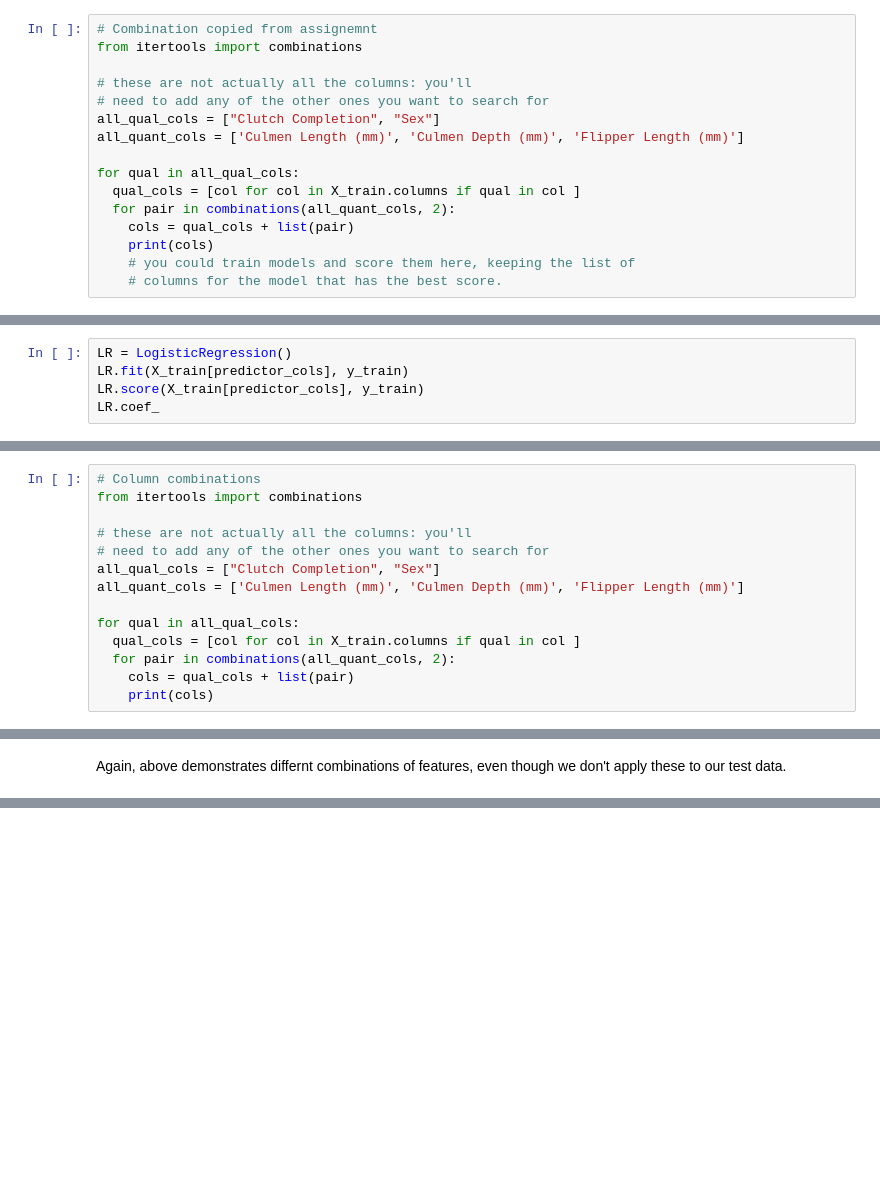
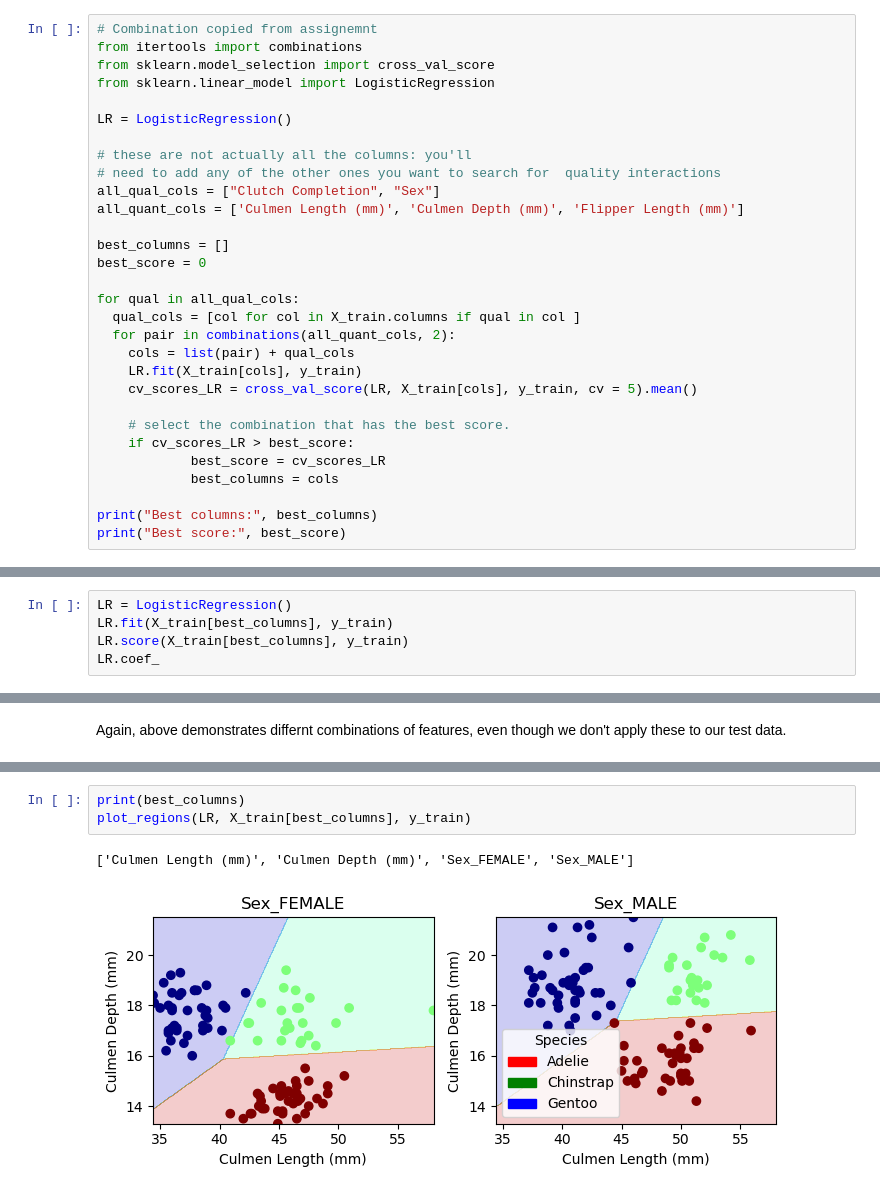
Before and after one commit to lenoxherman/lenoxherman.github.io, a Jupyter notebook: posts/Blog1/BlogPost1revised.ipynb, the cells around one changed output, grey strips where cells are left out. Saved outputs shown, nothing was run; the diff lists cells and outputs as text; blank space fills up the shorter version.

```diff
--- a/posts/Blog1/BlogPost1revised.ipynb
+++ b/posts/Blog1/BlogPost1revised.ipynb
@@ -50,17 +55,31 @@ After importing our necessary platforms, we then set up  the cross valadation sc
 # %%
 # Combination copied from assignemnt
 from itertools import combinations
+from sklearn.model_selection import cross_val_score
+from sklearn.linear_model import LogisticRegression
+
+LR = LogisticRegression()
 
 # these are not actually all the columns: you'll
-# need to add any of the other ones you want to search for
+# need to add any of the other ones you want to search for  quality interactions
 all_qual_cols = ["Clutch Completion", "Sex"]
 all_quant_cols = ['Culmen Length (mm)', 'Culmen Depth (mm)', 'Flipper Length (mm)']
+
+best_columns = []
+best_score = 0
 
 for qual in all_qual_cols:
   qual_cols = [col for col in X_train.columns if qual in col ]
   for pair in combinations(all_quant_cols, 2):
-    cols = qual_cols + list(pair)
-    print(cols)
-    # you could train models and score them here, keeping the list of
-    # columns for the model that has the best score.
+    cols = list(pair) + qual_cols
+    LR.fit(X_train[cols], y_train)
+    cv_scores_LR = cross_val_score(LR, X_train[cols], y_train, cv = 5).mean()
+
+    # select the combination that has the best score.
+    if cv_scores_LR > best_score:
+            best_score = cv_scores_LR
+            best_columns = cols
+
+print("Best columns:", best_columns)
+print("Best score:", best_score)
 # %% [output]
@@ -163,7 +210,7 @@ target_col = "Species"
 Above we chose our features that we are going to apply to the test data. For this model we want to correctly predict specie 100% of the time based on culmen length and depth.
 # %%
 LR = LogisticRegression()
-LR.fit(X_train[predictor_cols], y_train)
-LR.score(X_train[predictor_cols], y_train)
+LR.fit(X_train[best_columns], y_train)
+LR.score(X_train[best_columns], y_train)
 LR.coef_
 # %% [output]
@@ -173,16 +227,2 @@ array([[-0.87699872,  1.93957404],
 # %% [markdown]
 In the code snippet above, we are now actually preforming the logicstic regression. We fit the logistic regression to our training data, highlighting which predicator column we want, then we calculate the scores.
-# %%
-# Column combinations
-from itertools import combinations
-
-# these are not actually all the columns: you'll
-# need to add any of the other ones you want to search for
-all_qual_cols = ["Clutch Completion", "Sex"]
-all_quant_cols = ['Culmen Length (mm)', 'Culmen Depth (mm)', 'Flipper Length (mm)']
-
-for qual in all_qual_cols:
-  qual_cols = [col for col in X_train.columns if qual in col ]
-  for pair in combinations(all_quant_cols, 2):
-    cols = qual_cols + list(pair)
-    print(cols)
@@ -213,0 +304,6 @@ Above you can see that we were able to predict specie based on culmen length and
+# %%
+print(best_columns)
+plot_regions(LR, X_train[best_columns], y_train)
+# %% [output]
+['Culmen Length (mm)', 'Culmen Depth (mm)', 'Sex_FEMALE', 'Sex_MALE']
+[figure, added]
```
Also changed, not shown: parts of 11 cells of this notebook.
